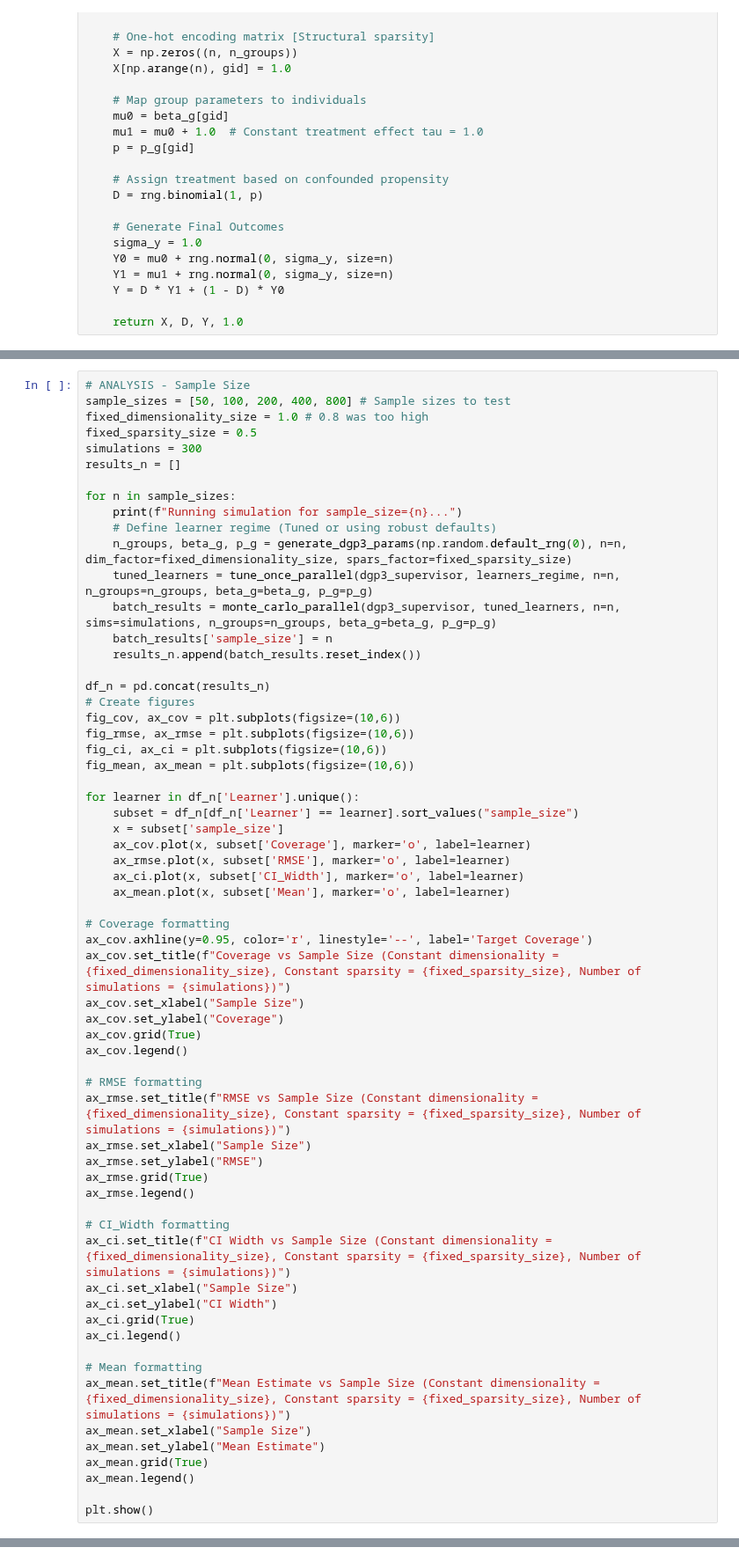
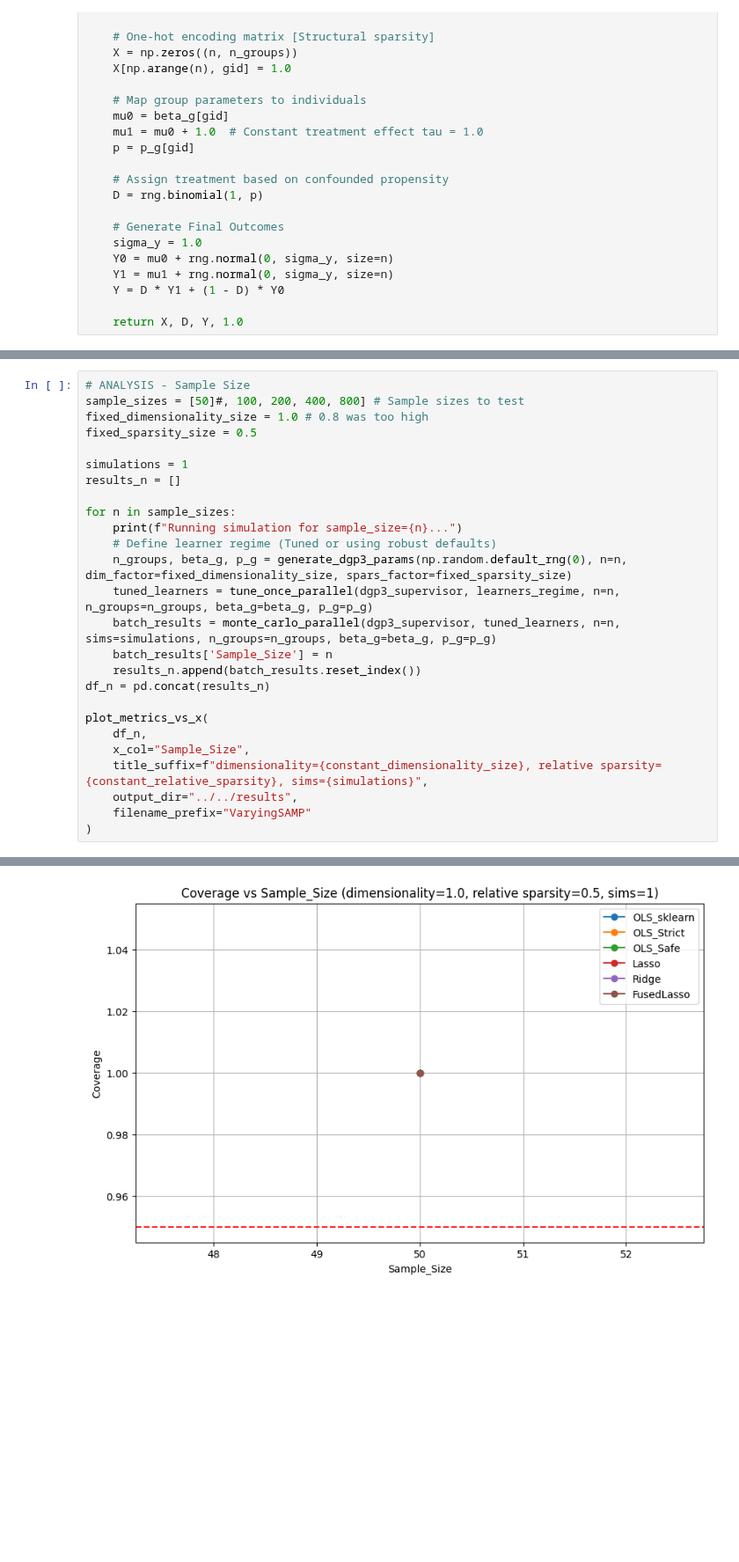
Before and after one commit to Chrisman2003/dml-simulation, a Jupyter notebook: src/AIPW/frontend_aipw.ipynb, the cells around one changed output, grey strips where cells are left out. Shown at 88% size. Drawn from its saved outputs; the diff is of its cells as text; blank space fills up the shorter version.

```diff
--- a/src/AIPW/frontend_aipw.ipynb
+++ b/src/AIPW/frontend_aipw.ipynb
@@ -424,9 +299,10 @@ plt.show()
 # %%
 # ANALYSIS - Sample Size
-sample_sizes = [50, 100, 200, 400, 800] # Sample sizes to test
+sample_sizes = [50]#, 100, 200, 400, 800] # Sample sizes to test
 fixed_dimensionality_size = 1.0 # 0.8 was too high
 fixed_sparsity_size = 0.5
-simulations = 300
+
+simulations = 1
 results_n = []
 
 for n in sample_sizes:
@@ -435,51 +311,15 @@ for n in sample_sizes:
     n_groups, beta_g, p_g = generate_dgp3_params(np.random.default_rng(0), n=n, dim_factor=fixed_dimensionality_size, spars_factor=fixed_sparsity_size)
     tuned_learners = tune_once_parallel(dgp3_supervisor, learners_regime, n=n, n_groups=n_groups, beta_g=beta_g, p_g=p_g)
     batch_results = monte_carlo_parallel(dgp3_supervisor, tuned_learners, n=n, sims=simulations, n_groups=n_groups, beta_g=beta_g, p_g=p_g)
-    batch_results['sample_size'] = n
+    batch_results['Sample_Size'] = n
     results_n.append(batch_results.reset_index())
+df_n = pd.concat(results_n)
 
-df_n = pd.concat(results_n)
-# Create figures
-fig_cov, ax_cov = plt.subplots(figsize=(10,6))
-fig_rmse, ax_rmse = plt.subplots(figsize=(10,6))
-fig_ci, ax_ci = plt.subplots(figsize=(10,6))
-fig_mean, ax_mean = plt.subplots(figsize=(10,6))
-
-for learner in df_n['Learner'].unique():
-    subset = df_n[df_n['Learner'] == learner].sort_values("sample_size")
-    x = subset['sample_size']
-    ax_cov.plot(x, subset['Coverage'], marker='o', label=learner)
-    ax_rmse.plot(x, subset['RMSE'], marker='o', label=learner)
-    ax_ci.plot(x, subset['CI_Width'], marker='o', label=learner)
-    ax_mean.plot(x, subset['Mean'], marker='o', label=learner)
-
-# Coverage formatting
-ax_cov.axhline(y=0.95, color='r', linestyle='--', label='Target Coverage')
-ax_cov.set_title(f"Coverage vs Sample Size (Constant dimensionality = {fixed_dimensionality_size}, Constant sparsity = {fixed_sparsity_size}, Number of simulations = {simulations})")
-ax_cov.set_xlabel("Sample Size")
-ax_cov.set_ylabel("Coverage")
-ax_cov.grid(True)
-ax_cov.legend()
-
-# RMSE formatting
-ax_rmse.set_title(f"RMSE vs Sample Size (Constant dimensionality = {fixed_dimensionality_size}, Constant sparsity = {fixed_sparsity_size}, Number of simulations = {simulations})")
-ax_rmse.set_xlabel("Sample Size")
-ax_rmse.set_ylabel("RMSE")
-ax_rmse.grid(True)
-ax_rmse.legend()
-
-# CI_Width formatting
-ax_ci.set_title(f"CI Width vs Sample Size (Constant dimensionality = {fixed_dimensionality_size}, Constant sparsity = {fixed_sparsity_size}, Number of simulations = {simulations})")
-ax_ci.set_xlabel("Sample Size")
-ax_ci.set_ylabel("CI Width")
-ax_ci.grid(True)
-ax_ci.legend()
-
-# Mean formatting
-ax_mean.set_title(f"Mean Estimate vs Sample Size (Constant dimensionality = {fixed_dimensionality_size}, Constant sparsity = {fixed_sparsity_size}, Number of simulations = {simulations})")
-ax_mean.set_xlabel("Sample Size")
-ax_mean.set_ylabel("Mean Estimate")
-ax_mean.grid(True)
-ax_mean.legend()
-
-plt.show()
+plot_metrics_vs_x(
+    df_n,
+    x_col="Sample_Size",
+    title_suffix=f"dimensionality={constant_dimensionality_size}, relative sparsity={constant_relative_sparsity}, sims={simulations}",
+    output_dir="../../results",
+    filename_prefix="VaryingSAMP"
+)
+# %% [output]
@@ -485,0 +333 @@ plt.show()
+[figure, added]
```
Also changed, not shown: parts of 7 cells of this notebook, 54 other files.
